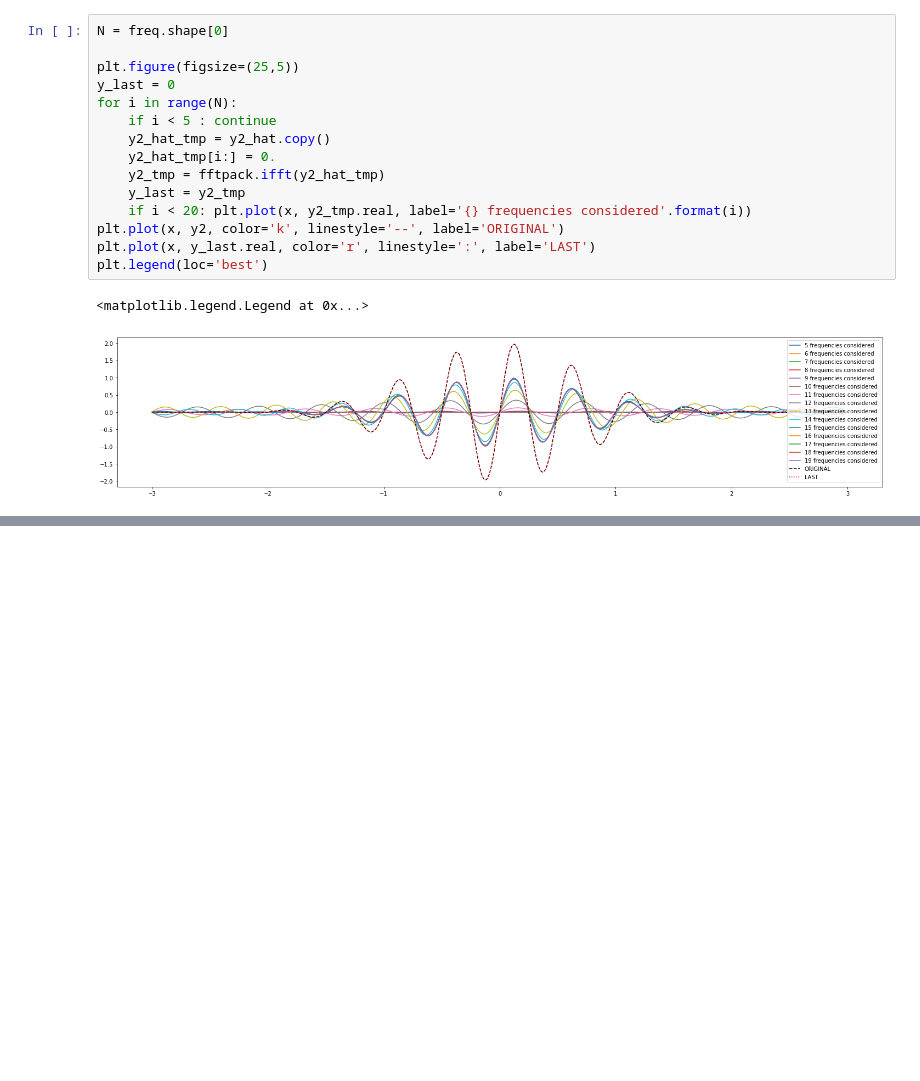
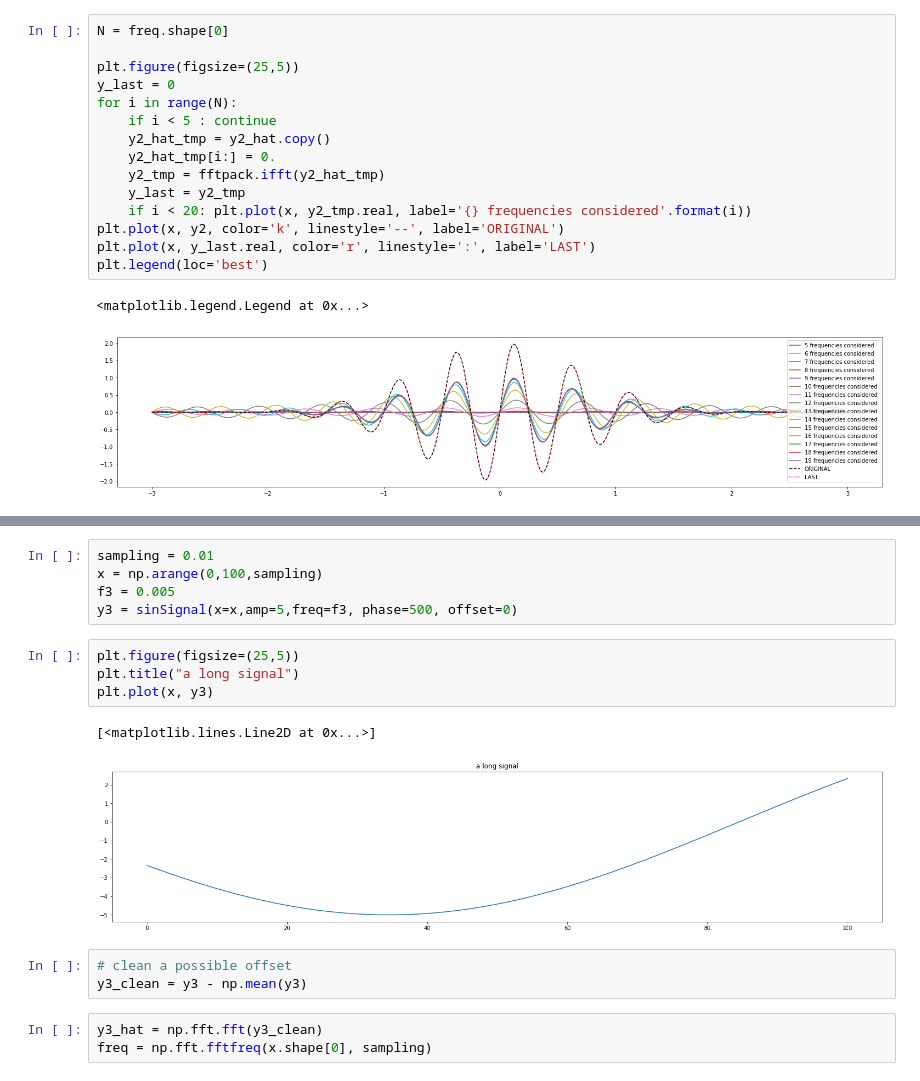
Before and after one commit to francescolosterzo/Fourier-Transform, a Jupyter notebook: FourierTransform.ipynb, the cells around one changed output, grey strips where cells are left out. Saved outputs shown, nothing was run; the diff lists cells and outputs as text; blank space fills up the shorter version.

Commit message:
many new examples: noisy signal

```diff
--- a/FourierTransform.ipynb
+++ b/FourierTransform.ipynb
@@ -285,0 +297,18 @@ plt.legend(loc='best')
+# %%
+sampling = 0.01
+x = np.arange(0,100,sampling)
+f3 = 0.005
+y3 = sinSignal(x=x,amp=5,freq=f3, phase=500, offset=0)
+# %%
+plt.figure(figsize=(25,5))
+plt.title("a long signal")
+plt.plot(x, y3)
+# %% [output]
+[<matplotlib.lines.Line2D at 0x...>]
+[figure, added]
+# %%
+# clean a possible offset
+y3_clean = y3 - np.mean(y3)
+# %%
+y3_hat = np.fft.fft(y3_clean)
+freq = np.fft.fftfreq(x.shape[0], sampling)
```
Also changed, not shown: parts of 43 cells of this notebook, 1 other file.
